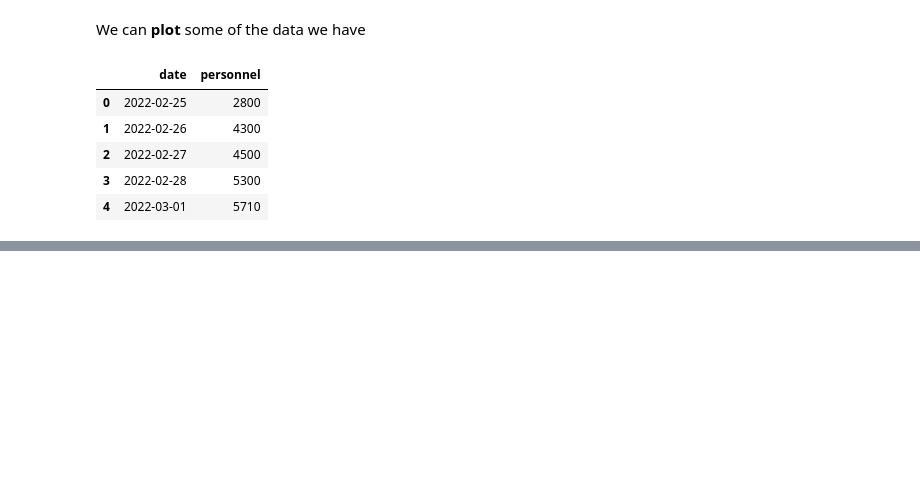
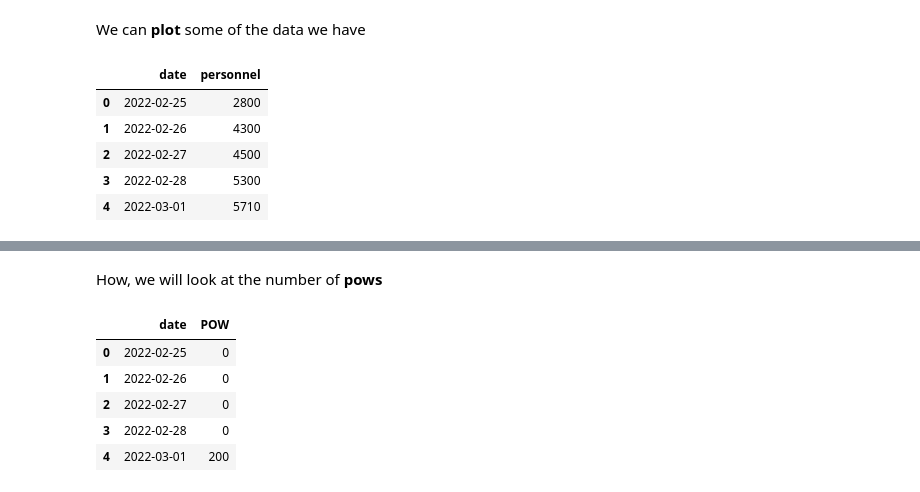
Before and after one commit to ofithcheallaigh/machine_learning_projects, a Jupyter notebook: UkrainRussianWar2022/RussiaUkraineWar2022_py.ipynb, the cells around one changed output, grey strips where cells are left out. Drawn from its saved outputs; the diff is of its cells as text; code cells hidden in the pictures; blank space fills up the shorter version.

```diff
--- a/UkrainRussianWar2022/RussiaUkraineWar2022_py.ipynb
+++ b/UkrainRussianWar2022/RussiaUkraineWar2022_py.ipynb
@@ -74,0 +73,12 @@ fig.show()
+# %% [markdown]
+How, we will look at the number of **pows**
+# %%
+pow_data = rus_personnel_losses[['date','POW']]
+pow_data.head()
+# %% [output]
+|  | date | POW |
+| 0 | 2022-02-25 | 0 |
+| 1 | 2022-02-26 | 0 |
+| 2 | 2022-02-27 | 0 |
+| 3 | 2022-02-28 | 0 |
+| 4 | 2022-03-01 | 200 |
```
Also changed, not shown: parts of 5 cells of this notebook.
